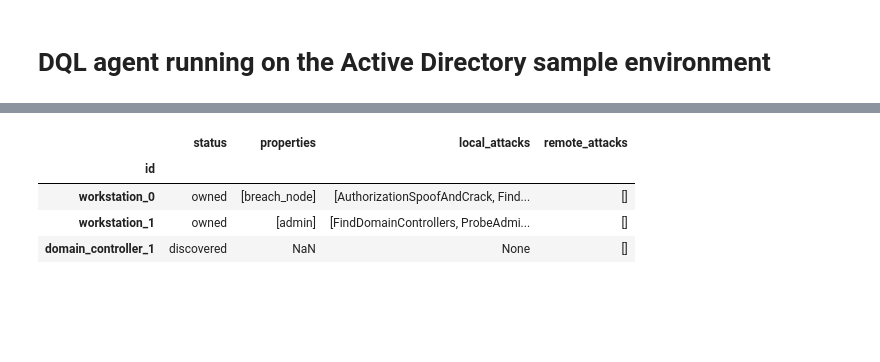
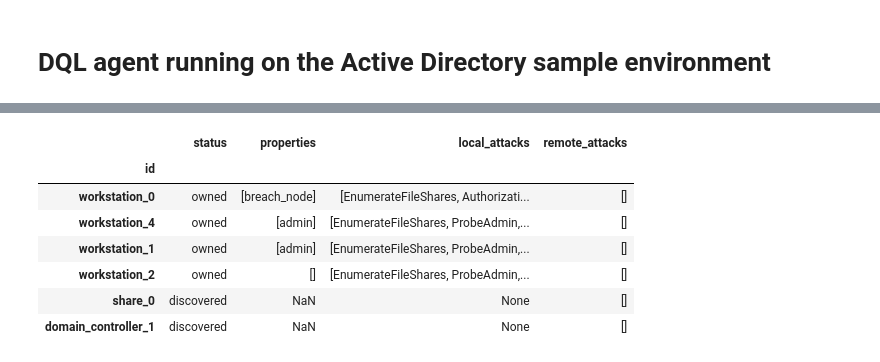
Before and after one commit to microsoft/CyberBattleSim, a Jupyter notebook: notebooks/dql_active_directory.ipynb, the cells around one changed output, grey strips where cells are left out. Saved outputs shown, nothing was run; the diff lists cells and outputs as text; code cells hidden in the pictures; blank space fills up the shorter version.

Commit message:
Showing at least we discover the domain controller

```diff
--- a/notebooks/dql_active_directory.ipynb
+++ b/notebooks/dql_active_directory.ipynb
@@ -9,14 +9,15 @@ import cyberbattle.agents.baseline.agent_dql as dqla
 from cyberbattle.agents.baseline.agent_wrapper import ActionTrackingStateAugmentation, AgentWrapper, Verbosity
 logging.basicConfig(stream=sys.stdout, level=logging.ERROR, format="%(levelname)s: %(message)s")
 # %%
-gymids = [f"ActiveDirectory-v{i}" for i in range(0, 3)]
-iteration_count = 800
-training_episode_count = 10
+gymids = [f"ActiveDirectory-v{i}" for i in range(0, 2)]
+iteration_count = 1000
+training_episode_count = 15
+random.seed(100)
 # %%
 envs = [gym.make(gymid) for gymid in gymids]
 ep = w.EnvironmentBounds.of_identifiers(
     maximum_node_count=30,
-    maximum_total_credentials=50000,
+    maximum_total_credentials=50,
     identifiers=envs[0].identifiers
 )
 # %%
@@ -35,10 +36,10 @@ for env in envs:
         environment_properties=ep,
         learner=l,
         episode_count=training_episode_count,
-    iteration_count=iteration_count,
+        iteration_count=iteration_count,
         epsilon=0.90,
         epsilon_exponential_decay=50000,
-        epsilon_minimum=0.10,
+        epsilon_minimum=0.40,
         verbosity=Verbosity.Quiet,
         render=False,
         plot_episodes_length=False,
@@ -211,26 +212,29 @@ Episode 6|Iteration 399|reward: 5601.0|last_reward_at:  399|Elapsed Time: 0:00:1
 ... (49 outputs left out)
 # %%
-tiny = gym.make('ActiveDirectoryTiny-v0')
+tiny = gym.make('ActiveDirectory-v1')
 current_o = tiny.reset()
 wrapped_env = AgentWrapper(tiny, ActionTrackingStateAugmentation(ep, current_o))
 # Use the trained agent to run the steps one by one
-max_steps = 1000
+max_steps = 1500
 # next action suggested by DQL agent
 h = []
 for i in range(max_steps):
     # run the suggested action
     _, next_action, _ = l.exploit(wrapped_env, current_o)
     h.append((tiny.get_explored_network_node_properties_bitmap_as_numpy(current_o), next_action))
     if next_action is None:
         break
     current_o, _, is_done, _ = wrapped_env.step(next_action)
     if is_done:
         break
 tiny.render()
 # %% [output]
 |  | status | properties | local_attacks | remote_attacks |
 | id |  |  |  |  |
-| workstation_0 | owned | [breach_node] | [AuthorizationSpoofAndCrack, Find... | [] |
-| workstation_1 | owned | [admin] | [FindDomainControllers, ProbeAdmi... | [] |
+| workstation_0 | owned | [breach_node] | [EnumerateFileShares, Authorizati... | [] |
+| workstation_4 | owned | [admin] | [EnumerateFileShares, ProbeAdmin,... | [] |
+| workstation_1 | owned | [admin] | [EnumerateFileShares, ProbeAdmin,... | [] |
+| workstation_2 | owned | [] | [EnumerateFileShares, ProbeAdmin,... | [] |
+| share_0 | discovered | NaN | None | [] |
 | domain_controller_1 | discovered | NaN | None | [] |
 [interactive output not drawn]
```
Also changed, not shown: parts of 1 cell of this notebook.
